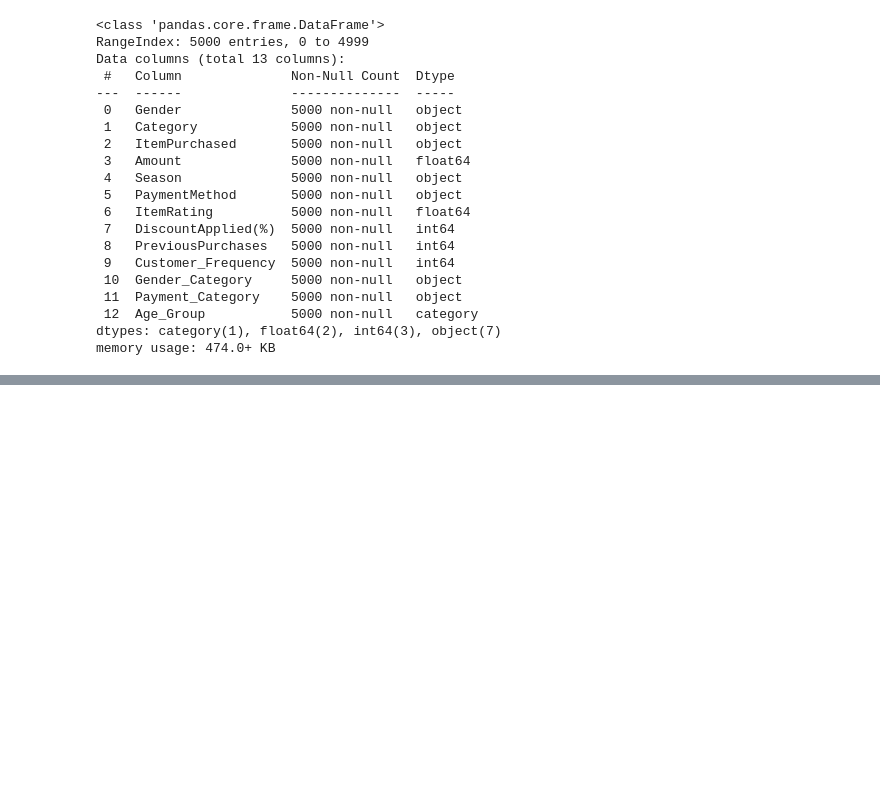
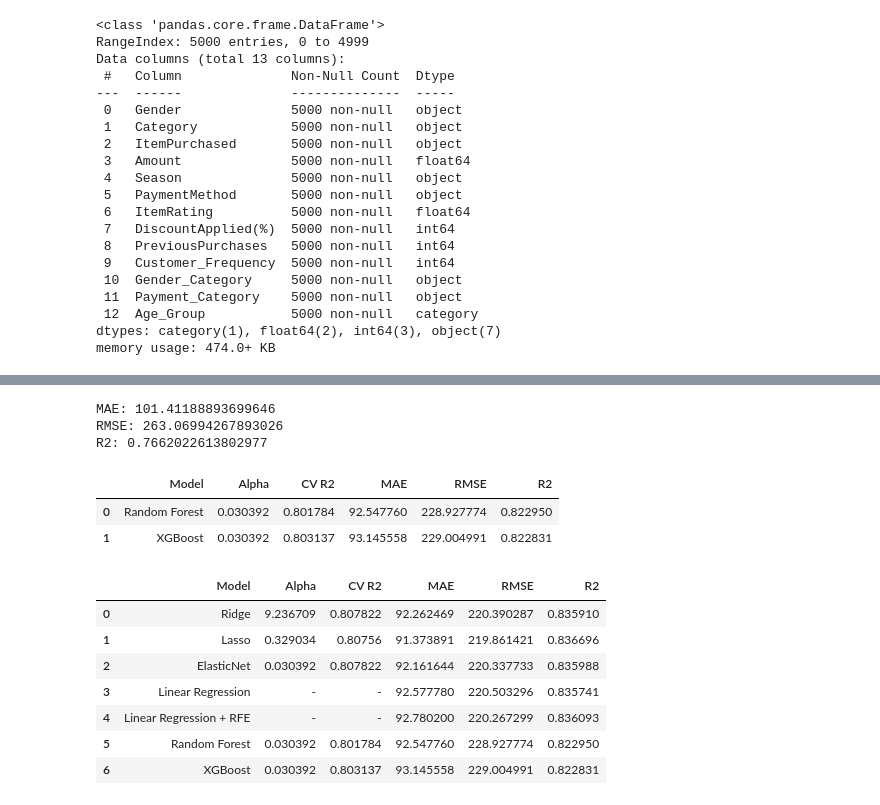
Before and after one commit to carmele9/Retail_Store_Sales_Prediction, a Jupyter notebook: notebooks/amount_prediction.ipynb, the cells around one changed output, grey strips where cells are left out. Drawn from its saved outputs; the diff is of its cells as text; code cells hidden in the pictures; blank space fills up the shorter version.

```diff
--- a/notebooks/amount_prediction.ipynb
+++ b/notebooks/amount_prediction.ipynb
@@ -229,0 +317,39 @@ cv_results
+# %%
+pipeline_xgb = Pipeline([
+    ("preprocessor", preprocessor_tree),
+    ("model", XGBRegressor(
+        random_state=42,
+        objective="reg:squarederror"
+    ))
+])
+
+pipeline_xgb.fit(X_train, y_train)
+
+y_pred = pipeline_xgb.predict(X_test)
+mae = mean_absolute_error(y_test, y_pred)
+mse = mean_squared_error(y_test, y_pred)
+rmse = mse ** 0.5
+r2 = r2_score(y_test, y_pred)
+
+print(f"MAE: {mae}")
+print(f"RMSE: {rmse}")
+print(f"R2: {r2}")
+# %% [output]
+MAE: 101.41188893699646
+RMSE: 263.06994267893026
+R2: 0.7662022613802977
+# %%
+params_xgb = {
+    "model__n_estimators": [100, 200, 300],
+    "model__max_depth": [3, 5, 7],
+    "model__learning_rate": [0.01, 0.05, 0.1],
+    "model__subsample": [0.8, 1.0],
+    "model__colsample_bytree": [0.8, 1.0]
+}
+
+params_rf = {
+    "model__n_estimators": [100, 200, 300, 500],
+    "model__max_depth": [None, 10, 20, 30],
+    "model__min_samples_split": [2, 5, 10],
+    "model__min_samples_leaf": [1, 2, 4]
+}
@@ -229,0 +407,21 @@ cv_results
+# %%
+results_tree
+# %% [output]
+|  | Model | Alpha | CV R2 | MAE | RMSE | R2 |
+| 0 | Random Forest | 0.030392 | 0.801784 | 92.547760 | 228.927774 | 0.822950 |
+| 1 | XGBoost | 0.030392 | 0.803137 | 93.145558 | 229.004991 | 0.822831 |
+# %%
+results_final = pd.concat(
+    [results_df, results_tree],
+    ignore_index=True
+)
+results_final
+# %% [output]
+|  | Model | Alpha | CV R2 | MAE | RMSE | R2 |
+| 0 | Ridge | 9.236709 | 0.807822 | 92.262469 | 220.390287 | 0.835910 |
+| 1 | Lasso | 0.329034 | 0.80756 | 91.373891 | 219.861421 | 0.836696 |
+| 2 | ElasticNet | 0.030392 | 0.807822 | 92.161644 | 220.337733 | 0.835988 |
+| 3 | Linear Regression | - | - | 92.577780 | 220.503296 | 0.835741 |
+| 4 | Linear Regression + RFE | - | - | 92.780200 | 220.267299 | 0.836093 |
+| 5 | Random Forest | 0.030392 | 0.801784 | 92.547760 | 228.927774 | 0.822950 |
+| 6 | XGBoost | 0.030392 | 0.803137 | 93.145558 | 229.004991 | 0.822831 |
```
Also changed, not shown: parts of 16 cells of this notebook.
